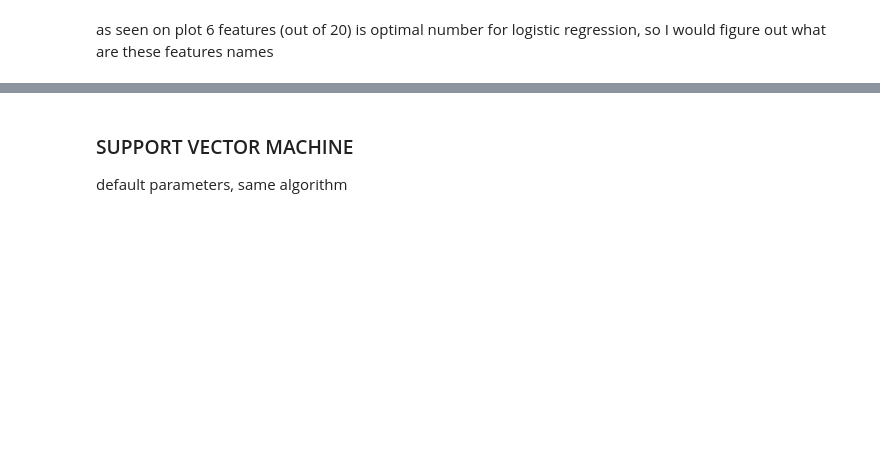
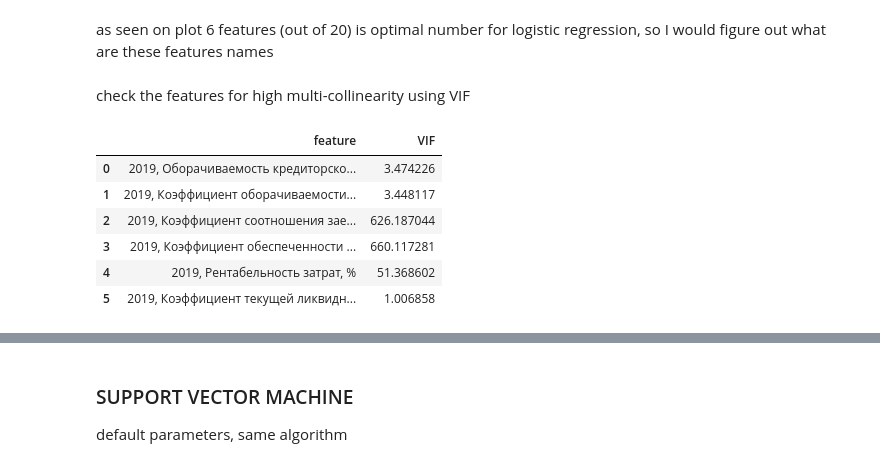
Before and after one commit to Mekss/retail-companies-bankruptcy-research, a Jupyter notebook: bankruptcy analysis.ipynb, the cells around one changed output, grey strips where cells are left out. Saved outputs shown, nothing was run; the diff lists cells and outputs as text; code cells hidden in the pictures; blank space fills up the shorter version.

```diff
--- a/bankruptcy analysis.ipynb
+++ b/bankruptcy analysis.ipynb
@@ -228,3 +228,23 @@ sfs = SequentialFeatureSelector(clf, n_features_to_select=6)
 sfs.fit(X_train, y_train)
 cols = sfs.get_support(indices=True)
 X_important_features = X_train.iloc[:,cols]
+# %% [markdown]
+check the features for high multi-collinearity using VIF
+# %%
+from statsmodels.stats.outliers_influence import variance_inflation_factor
+# VIF dataframe
+vif_data = pd.DataFrame()
+vif_data["feature"] = X_important_features.columns
+
+# calculating VIF for each feature
+vif_data["VIF"] = [variance_inflation_factor(X_important_features.values, i)
+for i in range(len(X_important_features.columns))]
+vif_data
+# %% [output]
+|  | feature | VIF |
+| 0 | 2019, Оборачиваемость кредиторско... | 3.474226 |
+| 1 | 2019, Коэффициент оборачиваемости... | 3.448117 |
+| 2 | 2019, Коэффициент соотношения зае... | 626.187044 |
+| 3 | 2019, Коэффициент обеспеченности ... | 660.117281 |
+| 4 | 2019, Рентабельность затрат, % | 51.368602 |
+| 5 | 2019, Коэффициент текущей ликвидн... | 1.006858 |
```
Also changed, not shown: parts of 14 cells of this notebook.
